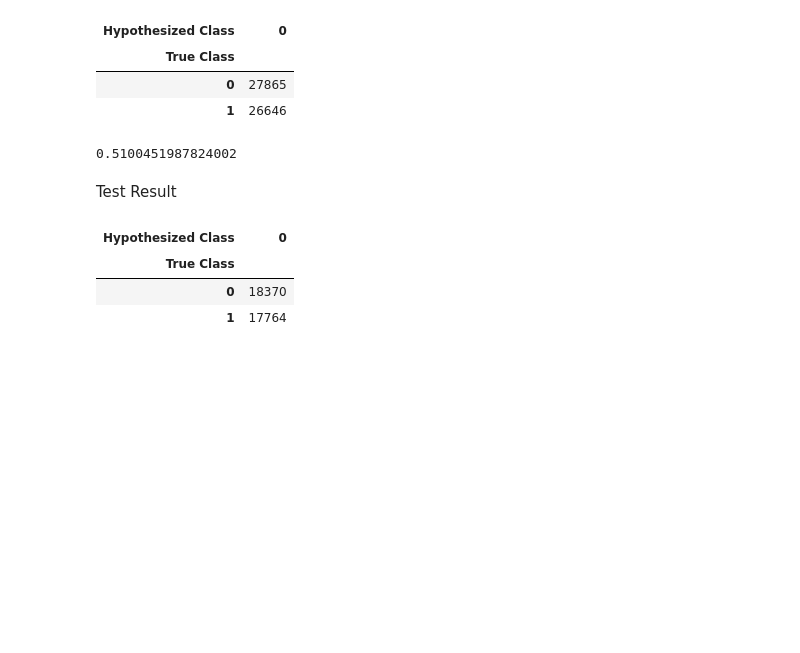
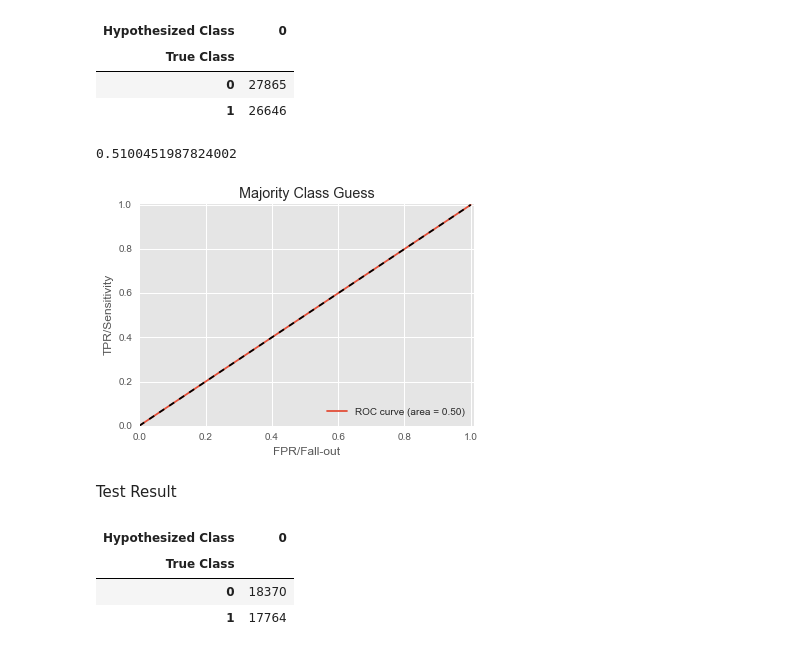
Before and after one commit to allisonchenzhujun/DS-SF-25, a Jupyter notebook: final-project/final-project-gilbert-zhang/code/final-project-gilbert-zhang-modeling.ipynb, the cells around one changed output. Drawn from its saved outputs; the diff is of its cells as text; code cells hidden in the pictures; blank space fills up the shorter version.

```diff
--- a/final-project/final-project-gilbert-zhang/code/final-project-gilbert-zhang-modeling.ipynb
+++ b/final-project/final-project-gilbert-zhang/code/final-project-gilbert-zhang-modeling.ipynb
@@ -87,6 +87,22 @@ pd.crosstab(train_y, train_2_df.model_1_y_hat, rownames = ['True Class'], colnam
 27647./(26558+27647)
 # %% [output]
 0.5100451987824002
+# %%
+#ROC
+fpr, tpr, thresholds = metrics.roc_curve(train_y, train_2_df.model_1_y_hat)
+
+plt.figure()
+plt.plot(fpr, tpr, label = 'ROC curve (area = %0.2f)' % metrics.auc(fpr, tpr))
+plt.plot([0, 1], [0, 1], 'k--')
+plt.xlim([0, 1.01])
+plt.ylim([0, 1.01])
+plt.xlabel('FPR/Fall-out')
+plt.ylabel('TPR/Sensitivity')
+plt.title("Majority Class Guess")
+plt.legend(loc = 'lower right')
+plt.show()
+# %% [output]
+[figure, added]
 # %% [markdown]
 Test Result
 # %%
```
Also changed, not shown: parts of 62 cells of this notebook.
